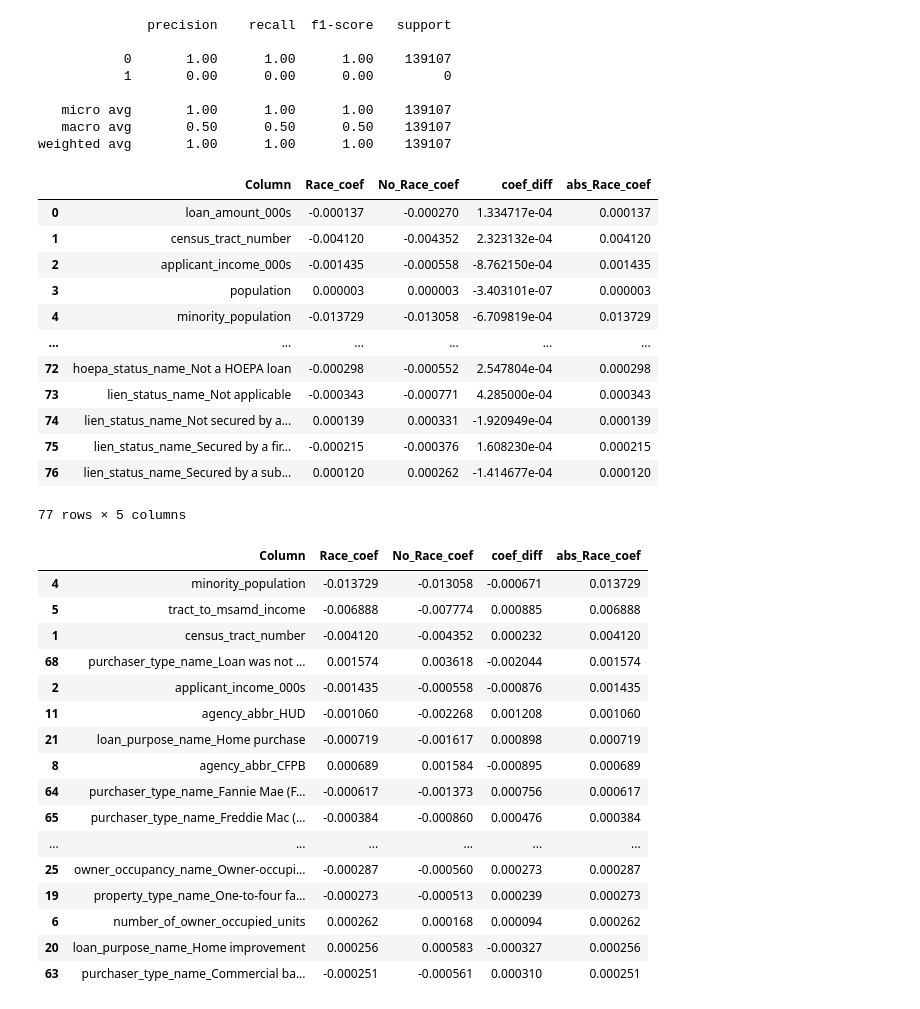
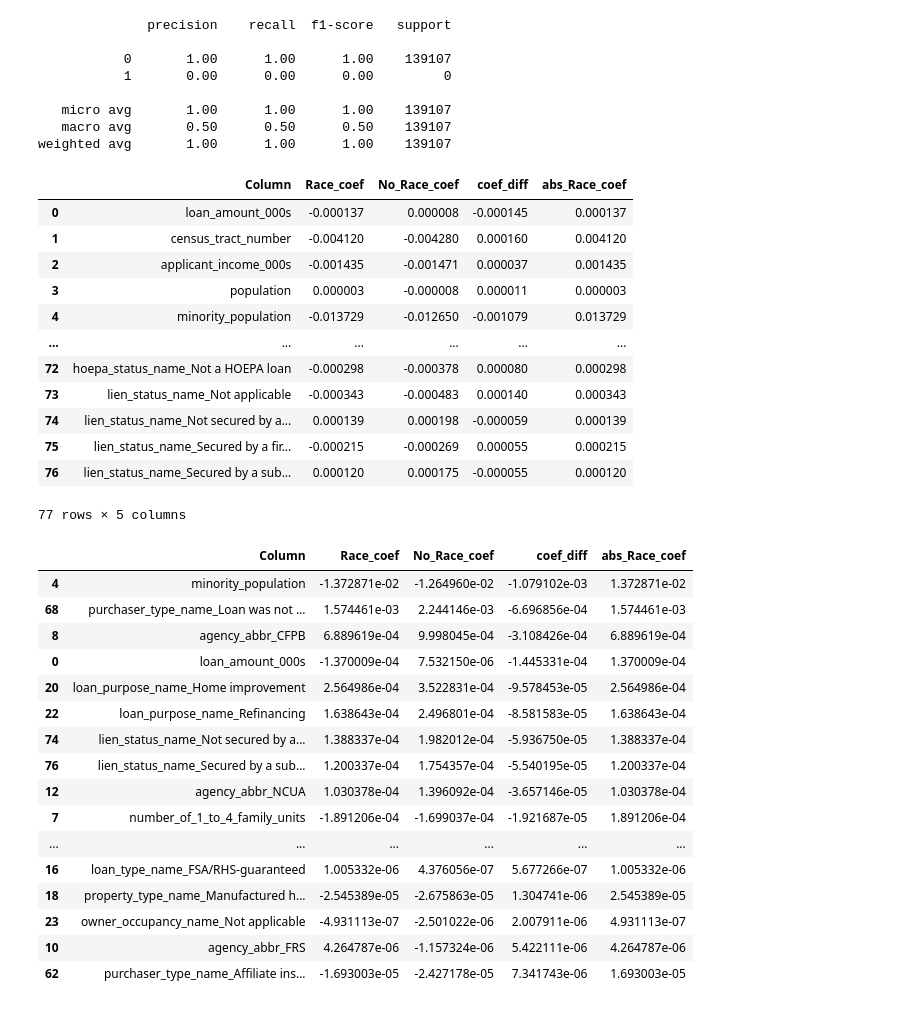
Before and after one commit to mglevitt/Lending_Bias, a Jupyter notebook: src/Model.ipynb, the cells around one changed output. Cells and saved outputs as stored; diff of their text form; code cells hidden in the pictures.

```diff
--- a/src/Model.ipynb
+++ b/src/Model.ipynb
@@ -193,7 +193,8 @@ weighted avg       0.82      0.90      0.86    139107
 # %%
 cleaned_sd_df_no_race = cleaned_sd_df.drop(columns = ['applicant_ethnicity_name',
        'co_applicant_ethnicity_name', 'applicant_race_name_1',
-       'co_applicant_race_name_1'])
+       'co_applicant_race_name_1','applicant_sex_name',
+       'co_applicant_sex_name'])
 encoded_sd_df_no_race = pd.get_dummies(cleaned_sd_df_no_race)
 print(encoded_sd_df_no_race.shape)
 train_no_race = encoded_sd_df_no_race.drop(columns = ['denied'])
@@ -257,35 +258,35 @@ all_coef_df['abs_Race_coef'] = abs(all_coef_df['Race_coef'])
 all_coef_df
 # %% [output]
 |  | Column | Race_coef | No_Race_coef | coef_diff | abs_Race_coef |
-| 0 | loan_amount_000s | -0.000137 | -0.000270 | 1.334717e-04 | 0.000137 |
-| 1 | census_tract_number | -0.004120 | -0.004352 | 2.323132e-04 | 0.004120 |
-| 2 | applicant_income_000s | -0.001435 | -0.000558 | -8.762150e-04 | 0.001435 |
-| 3 | population | 0.000003 | 0.000003 | -3.403101e-07 | 0.000003 |
-| 4 | minority_population | -0.013729 | -0.013058 | -6.709819e-04 | 0.013729 |
+| 0 | loan_amount_000s | -0.000137 | 0.000008 | -0.000145 | 0.000137 |
+| 1 | census_tract_number | -0.004120 | -0.004280 | 0.000160 | 0.004120 |
+| 2 | applicant_income_000s | -0.001435 | -0.001471 | 0.000037 | 0.001435 |
+| 3 | population | 0.000003 | -0.000008 | 0.000011 | 0.000003 |
+| 4 | minority_population | -0.013729 | -0.012650 | -0.001079 | 0.013729 |
 | ... | ... | ... | ... | ... | ... |
-| 72 | hoepa_status_name_Not a HOEPA loan | -0.000298 | -0.000552 | 2.547804e-04 | 0.000298 |
-| 73 | lien_status_name_Not applicable | -0.000343 | -0.000771 | 4.285000e-04 | 0.000343 |
-| 74 | lien_status_name_Not secured by a... | 0.000139 | 0.000331 | -1.920949e-04 | 0.000139 |
-| 75 | lien_status_name_Secured by a fir... | -0.000215 | -0.000376 | 1.608230e-04 | 0.000215 |
-| 76 | lien_status_name_Secured by a sub... | 0.000120 | 0.000262 | -1.414677e-04 | 0.000120 |
+| 72 | hoepa_status_name_Not a HOEPA loan | -0.000298 | -0.000378 | 0.000080 | 0.000298 |
+| 73 | lien_status_name_Not applicable | -0.000343 | -0.000483 | 0.000140 | 0.000343 |
+| 74 | lien_status_name_Not secured by a... | 0.000139 | 0.000198 | -0.000059 | 0.000139 |
+| 75 | lien_status_name_Secured by a fir... | -0.000215 | -0.000269 | 0.000055 | 0.000215 |
+| 76 | lien_status_name_Secured by a sub... | 0.000120 | 0.000175 | -0.000055 | 0.000120 |
 77 rows × 5 columns
 # %%
-all_coef_df.sort_values(by = 'abs_Race_coef',ascending=False).head(20)
+all_coef_df.sort_values(by = 'coef_diff',ascending=True).head(20)
 # %% [output]
 |  | Column | Race_coef | No_Race_coef | coef_diff | abs_Race_coef |
-| 4 | minority_population | -0.013729 | -0.013058 | -0.000671 | 0.013729 |
-| 5 | tract_to_msamd_income | -0.006888 | -0.007774 | 0.000885 | 0.006888 |
-| 1 | census_tract_number | -0.004120 | -0.004352 | 0.000232 | 0.004120 |
-| 68 | purchaser_type_name_Loan was not ... | 0.001574 | 0.003618 | -0.002044 | 0.001574 |
-| 2 | applicant_income_000s | -0.001435 | -0.000558 | -0.000876 | 0.001435 |
-| 11 | agency_abbr_HUD | -0.001060 | -0.002268 | 0.001208 | 0.001060 |
-| 21 | loan_purpose_name_Home purchase | -0.000719 | -0.001617 | 0.000898 | 0.000719 |
-| 8 | agency_abbr_CFPB | 0.000689 | 0.001584 | -0.000895 | 0.000689 |
-| 64 | purchaser_type_name_Fannie Mae (F... | -0.000617 | -0.001373 | 0.000756 | 0.000617 |
-| 65 | purchaser_type_name_Freddie Mac (... | -0.000384 | -0.000860 | 0.000476 | 0.000384 |
+| 4 | minority_population | -1.372871e-02 | -1.264960e-02 | -1.079102e-03 | 1.372871e-02 |
+| 68 | purchaser_type_name_Loan was not ... | 1.574461e-03 | 2.244146e-03 | -6.696856e-04 | 1.574461e-03 |
+| 8 | agency_abbr_CFPB | 6.889619e-04 | 9.998045e-04 | -3.108426e-04 | 6.889619e-04 |
+| 0 | loan_amount_000s | -1.370009e-04 | 7.532150e-06 | -1.445331e-04 | 1.370009e-04 |
+| 20 | loan_purpose_name_Home improvement | 2.564986e-04 | 3.522831e-04 | -9.578453e-05 | 2.564986e-04 |
+| 22 | loan_purpose_name_Refinancing | 1.638643e-04 | 2.496801e-04 | -8.581583e-05 | 1.638643e-04 |
+| 74 | lien_status_name_Not secured by a... | 1.388337e-04 | 1.982012e-04 | -5.936750e-05 | 1.388337e-04 |
+| 76 | lien_status_name_Secured by a sub... | 1.200337e-04 | 1.754357e-04 | -5.540195e-05 | 1.200337e-04 |
+| 12 | agency_abbr_NCUA | 1.030378e-04 | 1.396092e-04 | -3.657146e-05 | 1.030378e-04 |
+| 7 | number_of_1_to_4_family_units | -1.891206e-04 | -1.699037e-04 | -1.921687e-05 | 1.891206e-04 |
 | ... | ... | ... | ... | ... | ... |
-| 25 | owner_occupancy_name_Owner-occupi... | -0.000287 | -0.000560 | 0.000273 | 0.000287 |
-| 19 | property_type_name_One-to-four fa... | -0.000273 | -0.000513 | 0.000239 | 0.000273 |
-| 6 | number_of_owner_occupied_units | 0.000262 | 0.000168 | 0.000094 | 0.000262 |
-| 20 | loan_purpose_name_Home improvement | 0.000256 | 0.000583 | -0.000327 | 0.000256 |
-| 63 | purchaser_type_name_Commercial ba... | -0.000251 | -0.000561 | 0.000310 | 0.000251 |
+| 16 | loan_type_name_FSA/RHS-guaranteed | 1.005332e-06 | 4.376056e-07 | 5.677266e-07 | 1.005332e-06 |
+| 18 | property_type_name_Manufactured h... | -2.545389e-05 | -2.675863e-05 | 1.304741e-06 | 2.545389e-05 |
+| 23 | owner_occupancy_name_Not applicable | -4.931113e-07 | -2.501022e-06 | 2.007911e-06 | 4.931113e-07 |
+| 10 | agency_abbr_FRS | 4.264787e-06 | -1.157324e-06 | 5.422111e-06 | 4.264787e-06 |
+| 62 | purchaser_type_name_Affiliate ins... | -1.693003e-05 | -2.427178e-05 | 7.341743e-06 | 1.693003e-05 |
```
Also changed, not shown: parts of 1 cell of this notebook.
